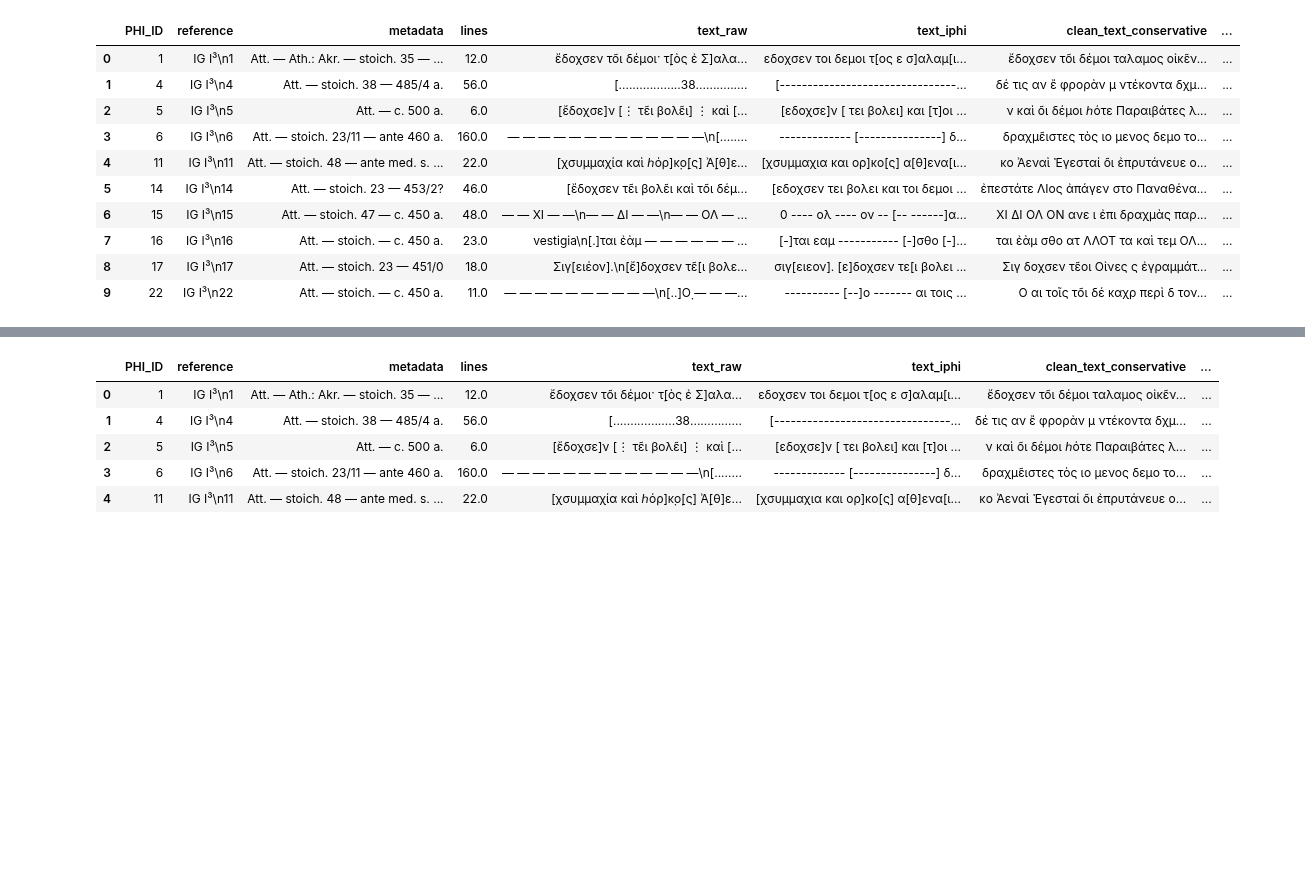
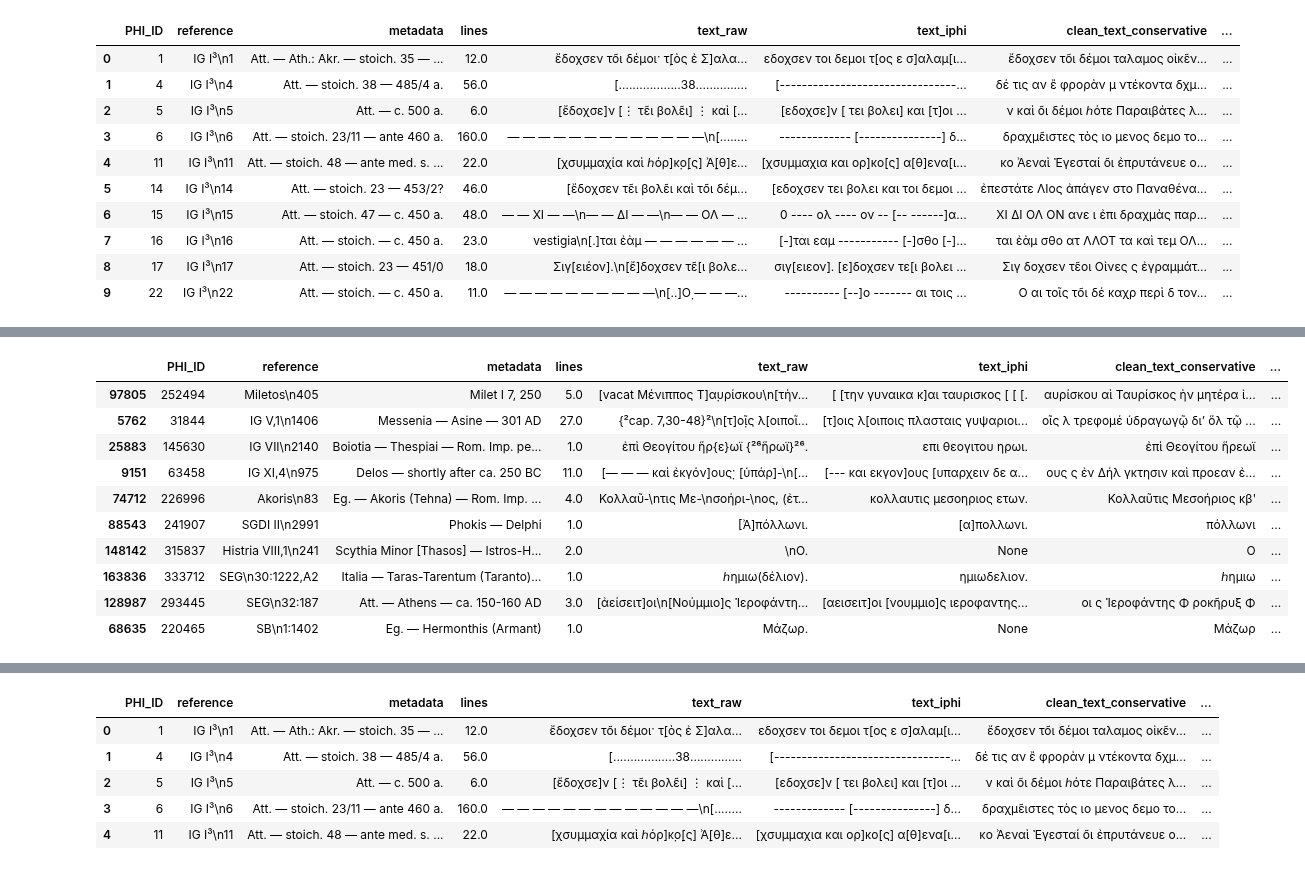
Before and after one commit to sdam-au/GI_ETL, a Jupyter notebook: scripts/1_8_POLIS&URBAN-CONTEXT.ipynb, the cells around one changed output, grey strips where cells are left out. Drawn from its saved outputs; the diff is of its cells as text; code cells hidden in the pictures; blank space fills up the shorter version.

```diff
--- a/scripts/1_8_POLIS&URBAN-CONTEXT.ipynb
+++ b/scripts/1_8_POLIS&URBAN-CONTEXT.ipynb
@@ -155,7 +228,7 @@ def get_dist_m(inscr_geo, city_geo):
 
 def ckdnearest(inscriptions, polis):
 
-    polis = polis[['name', 'geometry']]
+    polis = polis[['name', 'Size', 'Fame', 'geometry']]
     insr_geometries = np.array(list(inscriptions.geometry.apply(lambda x: (x.x, x.y))))
     polis_geometries = np.array(list(polis.geometry.apply(lambda x: (x.x, x.y))))
     btree = cKDTree(polis_geometries)
@@ -213,6 +286,21 @@ Index(['PHI_ID', 'reference', 'metadata', 'lines', 'text_raw', 'text_iphi',
       dtype='object')
-# %%
-GISTgeo.rename(columns={"name": "polis_name"}, inplace=True)
+# %%
+GISTgeo.rename(columns={"name": "polis_context_name"}, inplace=True)
+GISTgeo.rename(columns={"Size": "polis_context_size"}, inplace=True)
+GISTgeo.rename(columns={"Fame": "polis_context_fame"}, inplace=True)
 # %%
-GISTgeo["polis_id"] = GISTgeo["polis_name"].apply(lambda x: x.partition("-")[0])
-GISTgeo["polis_name"] = GISTgeo["polis_name"].apply(lambda x: x.partition("-")[2])
+GISTgeo["polis_context_name"] = GISTgeo["polis_context_name"].apply(lambda x: x.partition("-")[2])
+# %%
+GISTgeo.sample(10, random_state=0)
+# %% [output]
+|  | PHI_ID | reference | metadata | lines | text_raw | text_iphi | clean_text_conservative | ... |
+| 97805 | 252494 | Miletos\n405 | Milet I 7, 250 | 5.0 | [vacat Μένιππος Τ]α̣υρίσκου\n[τὴν... | [ [την γυναικα κ]αι ταυρισκος [ [ [. | αυρίσκου αὶ Ταυρίσκος ὴν μητέρα ἰ... | ... |
+| 5762 | 31844 | IG V,1\n1406 | Messenia — Asine — 301 AD | 27.0 | {²cap. 7,30-48}²\n[τ]ο̣ῖς λ[οιποῖ... | [τ]οις λ[οιποις πλασταις γυψαριοι... | οῖς λ τρεφομέ ὑδραγωγῷ δι’ ὅλ τῷ ... | ... |
+| 25883 | 145630 | IG VII\n2140 | Boiotia — Thespiai — Rom. Imp. pe... | 1.0 | ἐπὶ Θεογίτου ἥρ{ε}ωϊ {²⁶ἥρωϊ}²⁶. | επι θεογιτου ηρωι. | ἐπὶ Θεογίτου ἥρεωϊ | ... |
+| 9151 | 63458 | IG XI,4\n975 | Delos — shortly after ca. 250 BC | 11.0 | [— — — καὶ ἐκγόν]ους̣· [ὑπάρ]-\n[... | [--- και εκγον]ους [υπαρχειν δε α... | ους ς ἐν Δήλ γκτησιν καὶ προεαν ἐ... | ... |
+| 74712 | 226996 | Akoris\n83 | Eg. — Akoris (Tehna) — Rom. Imp. ... | 4.0 | Κολλαῦ-\nτις Με-\nσοήρι-\nος, (ἐτ... | κολλαυτις μεσοηριος ετων. | Κολλαῦτις Μεσοήριος κβʹ | ... |
+| 88543 | 241907 | SGDI II\n2991 | Phokis — Delphi | 1.0 | [Ἀ]πόλλωνι. | [α]πολλωνι. | πόλλωνι | ... |
+| 148142 | 315837 | Histria VIII,1\n241 | Scythia Minor [Thasos] — Istros-H... | 2.0 | \nΟ. | None | Ο | ... |
+| 163836 | 333712 | SEG\n30:1222,A2 | Italia — Taras-Tarentum (Taranto)... | 1.0 | ℎημιω(δέλιον). | ημιωδελιον. | ℎημιω | ... |
+| 128987 | 293445 | SEG\n32:187 | Att. — Athens — ca. 150-160 AD | 3.0 | [ἀείσειτ]οι\n[Νούμμιο]ς Ἱεροφάντη... | [αεισειτ]οι [νουμμιο]ς ιεροφαντης... | οι ς Ἱεροφάντης Φ ροκῆρυξ Φ | ... |
+| 68635 | 220465 | SB\n1:1402 | Eg. — Hermonthis (Armant) | 1.0 | Μάζωρ. | None | Μάζωρ | ... |
```
Also changed, not shown: parts of 43 cells of this notebook, 4 other files.
